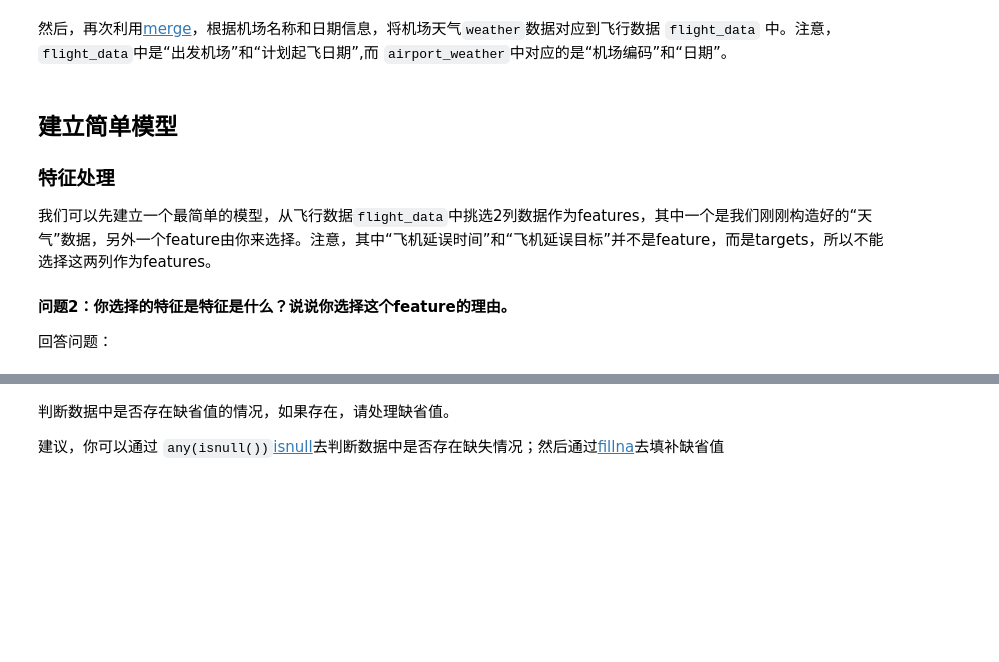
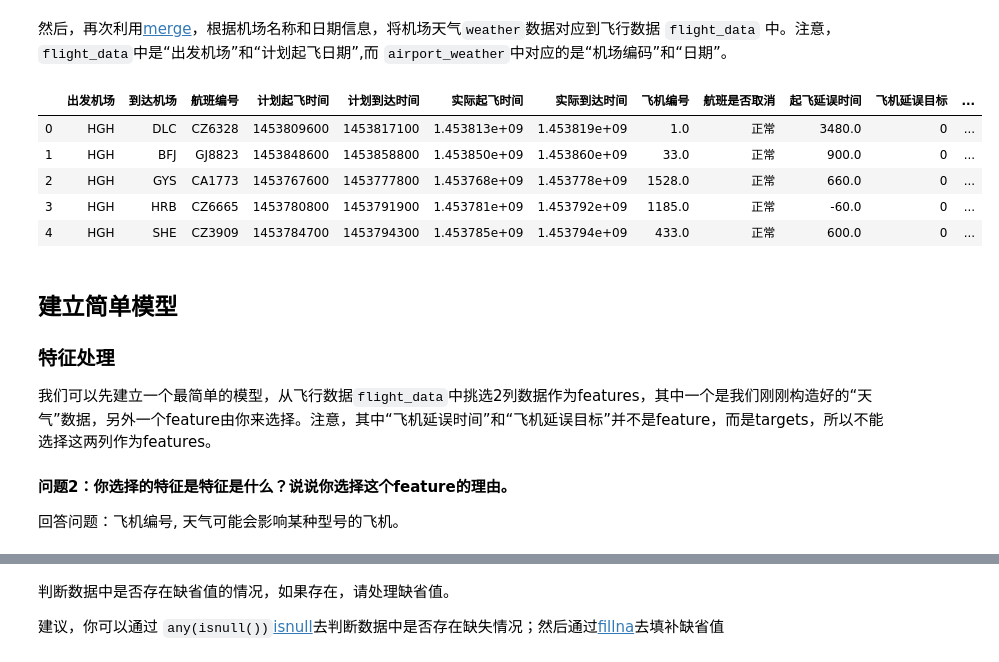
Before and after one commit to todeletel/deep_learning_notebook, a Jupyter notebook: CN-Flight-Delay-Forecast/FlightDelayForecast.ipynb, the cells around one changed output, grey strips where cells are left out. Drawn from its saved outputs; the diff is of its cells as text; code cells hidden in the pictures; blank space fills up the shorter version.

```diff
--- a/CN-Flight-Delay-Forecast/FlightDelayForecast.ipynb
+++ b/CN-Flight-Delay-Forecast/FlightDelayForecast.ipynb
@@ -241,9 +190,9 @@ flight_data[flight_data["航班是否取消"] == "取消"]
 首先，利用 [merge](https://pandas.pydata.org/pandas-docs/stable/reference/api/pandas.DataFrame.merge.html) ，按`airport_city`中的城市名称和城市编码，将 `weather`中的城市名称转化为城市编码。
 # %%
 # TODO: 将机场编码对应到天气数据上面，根据城市名，注意 weather 数据是【城市】，而 airport_city 是【城市名称】
-airport_weather =
+airport_weather = airport_city.merge(weather,left_on='城市名称', right_on='城市')
 
 # # 去除缺失值和重复的机场天气信息
 airport_weather = airport_weather.dropna()
-airport_weather = airport_weather.drop_duplicates(['日期','机场编码'])
+airport_weather = airport_weather.drop_duplicates(['日期','机场编码','城市'])
 airport_weather.head()
@@ -260,8 +223,15 @@ flight_data.head()
 然后，再次利用[merge](https://pandas.pydata.org/pandas-docs/stable/reference/api/pandas.DataFrame.merge.html)，根据机场名称和日期信息，将机场天气`weather`数据对应到飞行数据 `flight_data` 中。注意，`flight_data`中是“出发机场”和“计划起飞日期”,而 `airport_weather`中对应的是“机场编码”和“日期”。
 # %%
 # TODO: merge flight_data 和 airport_weather
-flight_data =
+flight_data = flight_data.merge(airport_weather,left_on=['出发机场', '计划起飞日期'], right_on=['机场编码', '日期'])
 flight_data.head()
+# %% [output]
+|  | 出发机场 | 到达机场 | 航班编号 | 计划起飞时间 | 计划到达时间 | 实际起飞时间 | 实际到达时间 | 飞机编号 | 航班是否取消 | 起飞延误时间 | 飞机延误目标 | ... |
+| 0 | HGH | DLC | CZ6328 | 1453809600 | 1453817100 | 1.453813e+09 | 1.453819e+09 | 1.0 | 正常 | 3480.0 | 0 | ... |
+| 1 | HGH | BFJ | GJ8823 | 1453848600 | 1453858800 | 1.453850e+09 | 1.453860e+09 | 33.0 | 正常 | 900.0 | 0 | ... |
+| 2 | HGH | GYS | CA1773 | 1453767600 | 1453777800 | 1.453768e+09 | 1.453778e+09 | 1528.0 | 正常 | 660.0 | 0 | ... |
+| 3 | HGH | HRB | CZ6665 | 1453780800 | 1453791900 | 1.453781e+09 | 1.453792e+09 | 1185.0 | 正常 | -60.0 | 0 | ... |
+| 4 | HGH | SHE | CZ3909 | 1453784700 | 1453794300 | 1.453785e+09 | 1.453794e+09 | 433.0 | 正常 | 600.0 | 0 | ... |
 # %% [markdown]
 ## 建立简单模型
 
@@ -270,7 +240,7 @@ flight_data.head()
 
 #### 问题2：你选择的特征是特征是什么？说说你选择这个feature的理由。
 
-回答问题：
+回答问题：飞机编号, 天气可能会影响某种型号的飞机。
 # %%
 # TODO: 选择一列数据作为feature
 features = ["天气"]
```
Also changed, not shown: parts of 51 cells of this notebook.
